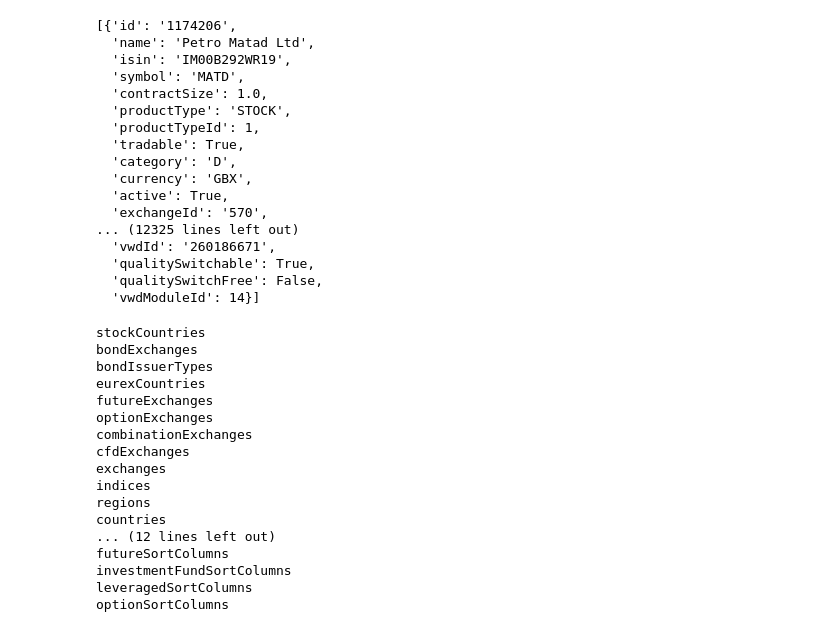
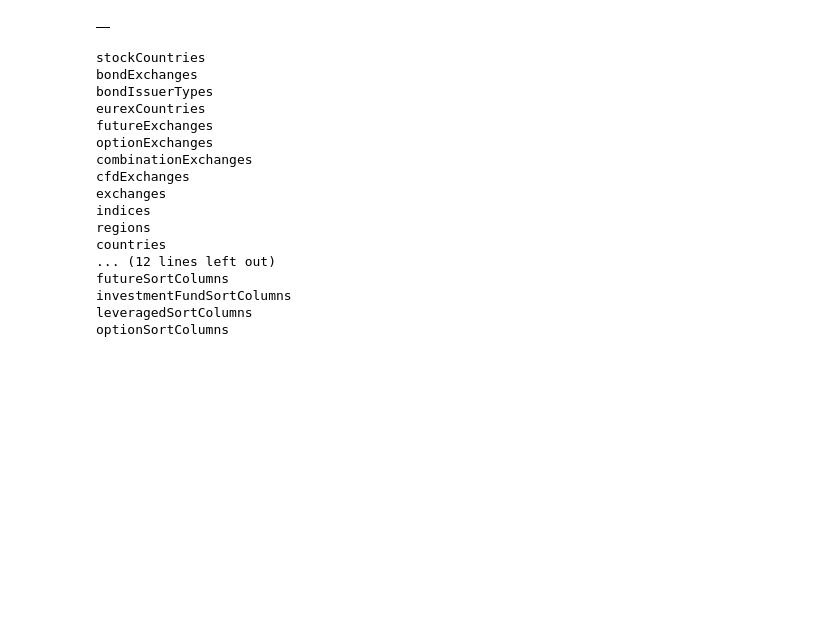
Before and after one commit to alexleethinker/Trading, a Jupyter notebook: notebooks/degiro/degiro.ipynb, the cells around one changed output. Cells and saved outputs as stored; diff of their text form; code cells hidden in the pictures; blank space fills up the shorter version.

```diff
--- a/notebooks/degiro/degiro.ipynb
+++ b/notebooks/degiro/degiro.ipynb
@@ -74,25 +80,9 @@ XET 0
 # %%
 products_df.to_csv('degiro_allStocks.csv', index = False)
 # %%
-products
+products_df
 # %% [output]
-[{'id': '1174206',
-  'name': 'Petro Matad Ltd',
-  'isin': 'IM00B292WR19',
-  'symbol': 'MATD',
-  'contractSize': 1.0,
-  'productType': 'STOCK',
-  'productTypeId': 1,
-  'tradable': True,
-  'category': 'D',
-  'currency': 'GBX',
-  'active': True,
-  'exchangeId': '570',
-... (12325 lines left out)
-  'vwdId': '260186671',
-  'qualitySwitchable': True,
-  'qualitySwitchFree': False,
-  'vwdModuleId': 14}]
+|  |
 # %%
 import requests
 
```
Also changed, not shown: parts of 4 cells of this notebook, 17 other files.
